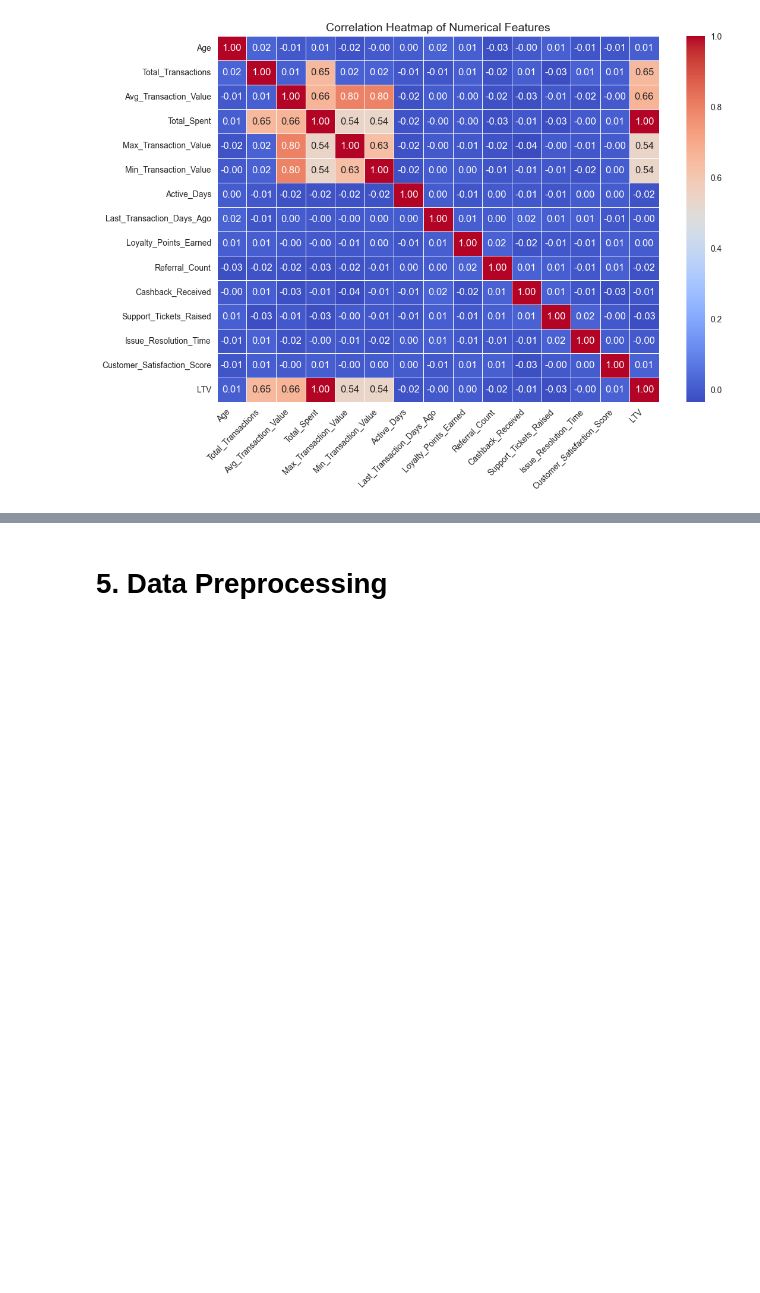
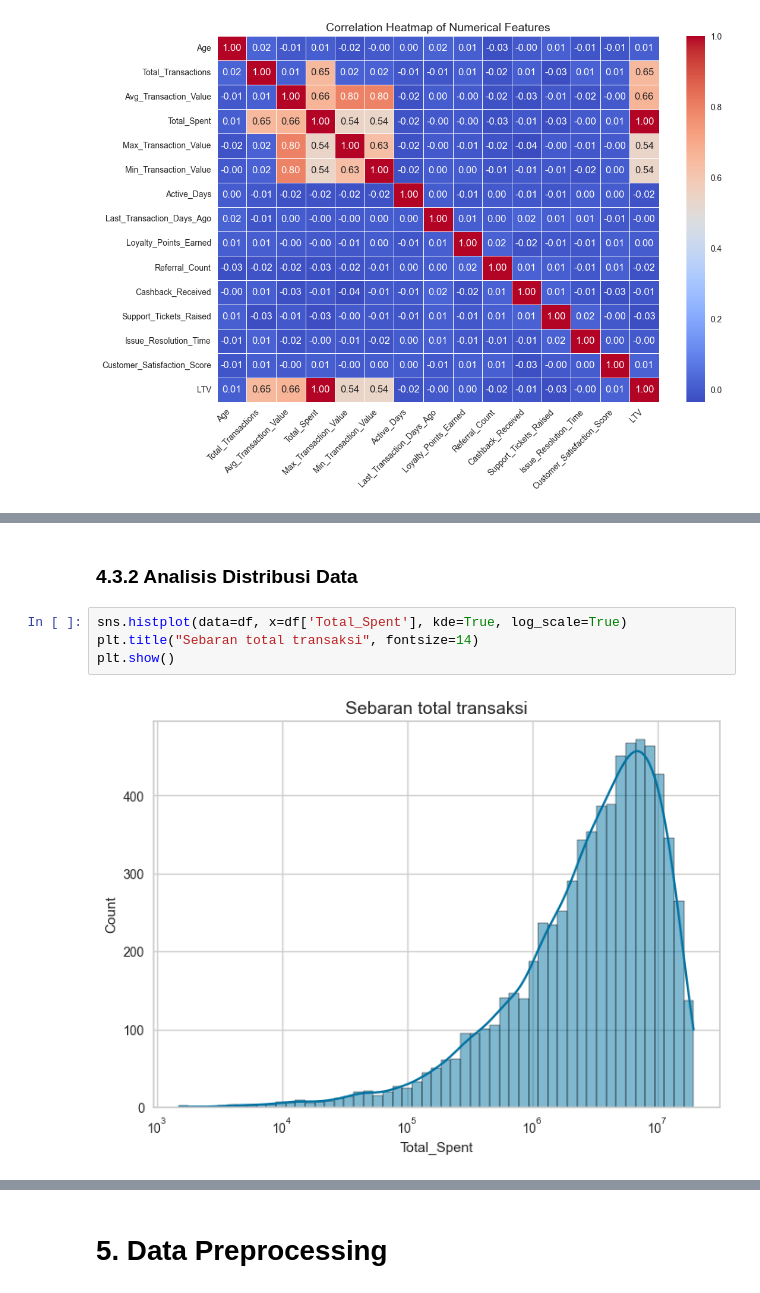
Before and after one commit to mendhiri/unsup-project-dbs, a Jupyter notebook: clustering-notebook.ipynb, the cells around one changed output, grey strips where cells are left out. Drawn from its saved outputs; the diff is of its cells as text; blank space fills up the shorter version.

```diff
--- a/clustering-notebook.ipynb
+++ b/clustering-notebook.ipynb
@@ -136,0 +159,8 @@ plt.show()
+# %% [markdown]
+### 4.3.2 Analisis Distribusi Data
+# %%
+sns.histplot(data=df, x=df['Total_Spent'], kde=True, log_scale=True)
+plt.title("Sebaran total transaksi", fontsize=14)
+plt.show()
+# %% [output]
+[figure, added]
```
Also changed, not shown: parts of 54 cells of this notebook.
